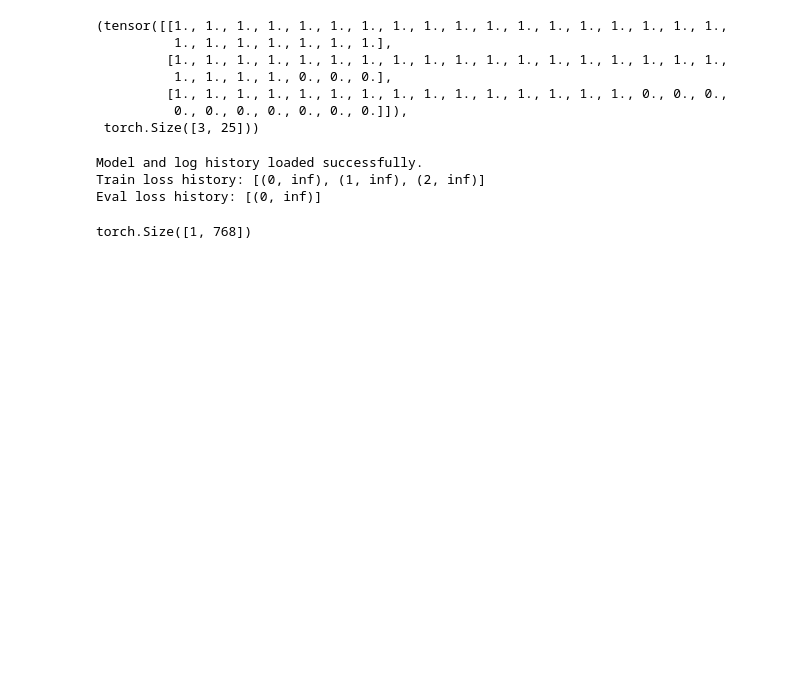
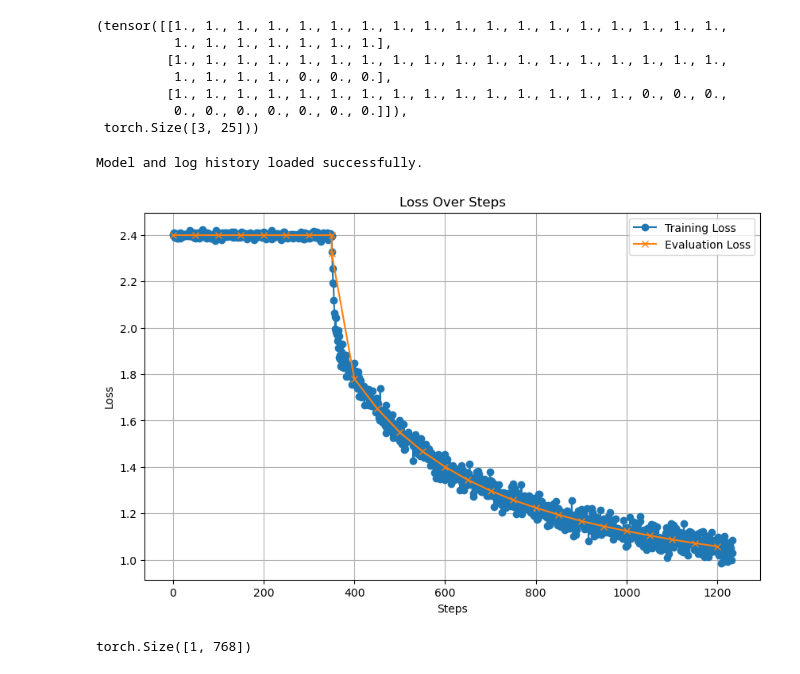
Before and after one commit to LiGhtime/cs685, a Jupyter notebook: distance_based_loss.ipynb, the cells around one changed output. Drawn from its saved outputs; the diff is of its cells as text; code cells hidden in the pictures; blank space fills up the shorter version.

Commit message:
Update eval results

```diff
--- a/distance_based_loss.ipynb
+++ b/distance_based_loss.ipynb
@@ -1222,7 +1223,7 @@ print("Training completed.")
 import torch
 
 # Path to the saved checkpoint
-model_save_path = "outputs/distance_based_loss_checkpoint_20240517_064642/final_model_checkpoint.pth"
+model_save_path = "outputs/distance_based_loss_checkpoint_20240517_074628/final_model_checkpoint.pth"
 
 # Load the checkpoint
 checkpoint = torch.load(model_save_path)
@@ -1231,20 +1232,46 @@ checkpoint = torch.load(model_save_path)
 log_history = checkpoint['log_history']
 
 # Restore the model state
-model.load_state_dict(checkpoint['model_state_dict'])
+# model.load_state_dict(checkpoint['model_state_dict'])
 
 print("Model and log history loaded successfully.")
 
 # Now you can access the log history
-train_loss_history = log_history['train_loss']
-eval_loss_history = log_history['eval_loss']
+train_losses = log_history['train_loss']
+eval_losses = log_history['eval_loss']
 
-print("Train loss history:", train_loss_history)
-print("Eval loss history:", eval_loss_history)
+# print("Train loss history:", train_loss_history)
+# print("Eval loss history:", eval_loss_history)
 # %% [output]
 Model and log history loaded successfully.
-Train loss history: [(0, inf), (1, inf), (2, inf)]
-Eval loss history: [(0, inf)]
+# %%
+import matplotlib.pyplot as plt
+
+# plot log_history
+# Sorting values by steps to align the data points correctly
+train_losses.sort(key=lambda x: x[0])
+eval_losses.sort(key=lambda x: x[0])
+
+# Plotting
+plt.figure(figsize=(10, 6))
+# Unzipping for plotting
+if eval_losses != []:
+    train_steps, train_loss_values = zip(*train_losses)
+    eval_steps, eval_loss_values = zip(*eval_losses)
+    plt.plot(train_steps, train_loss_values, label='Training Loss', marker='o')
+    plt.plot(eval_steps, eval_loss_values, label='Evaluation Loss', marker='x')
+else:
+    train_steps, train_loss_values = zip(*train_losses)
+    plt.plot(train_steps, train_loss_values, label='Training Loss', marker='o')
+
+plt.xlabel('Steps')
+plt.ylabel('Loss')
+plt.title('Loss Over Steps')
+plt.legend()
+plt.grid(True)
+plt.show()
+# %% [output]
+[figure, added]
 # %%
 prompt_template = "<start_of_turn>user\n{}<end_of_turn>\n<start_of_turn>model\n{}"
 
```
Also changed, not shown: parts of 2 cells of this notebook, 13 other files.
